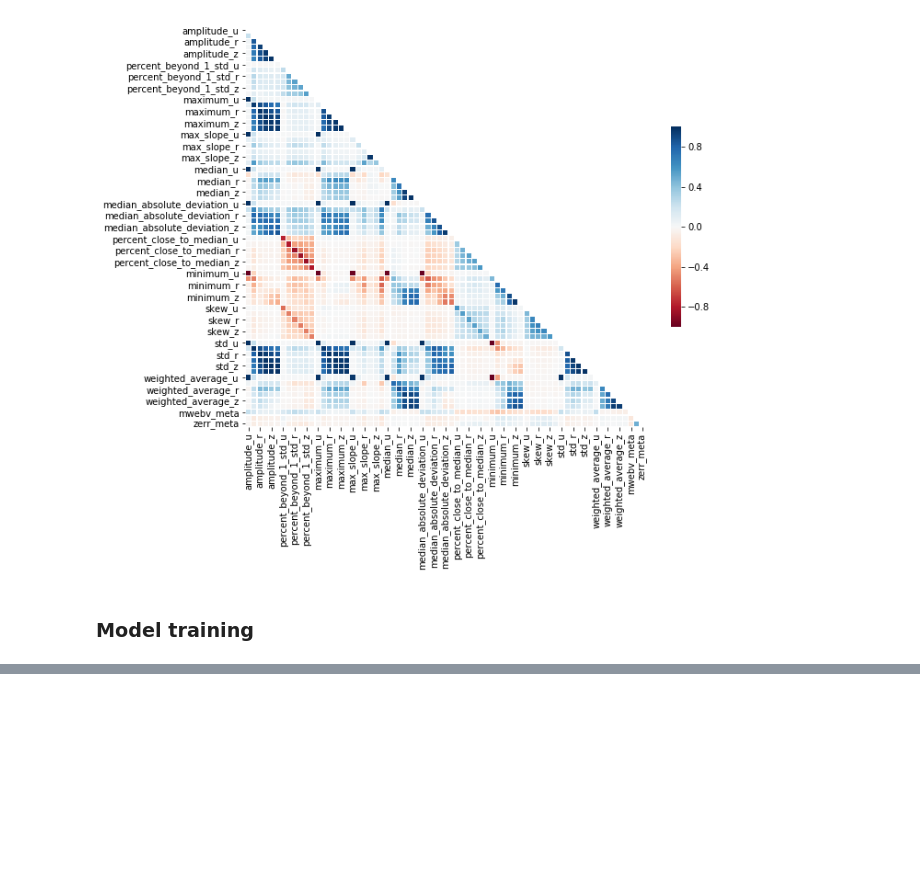
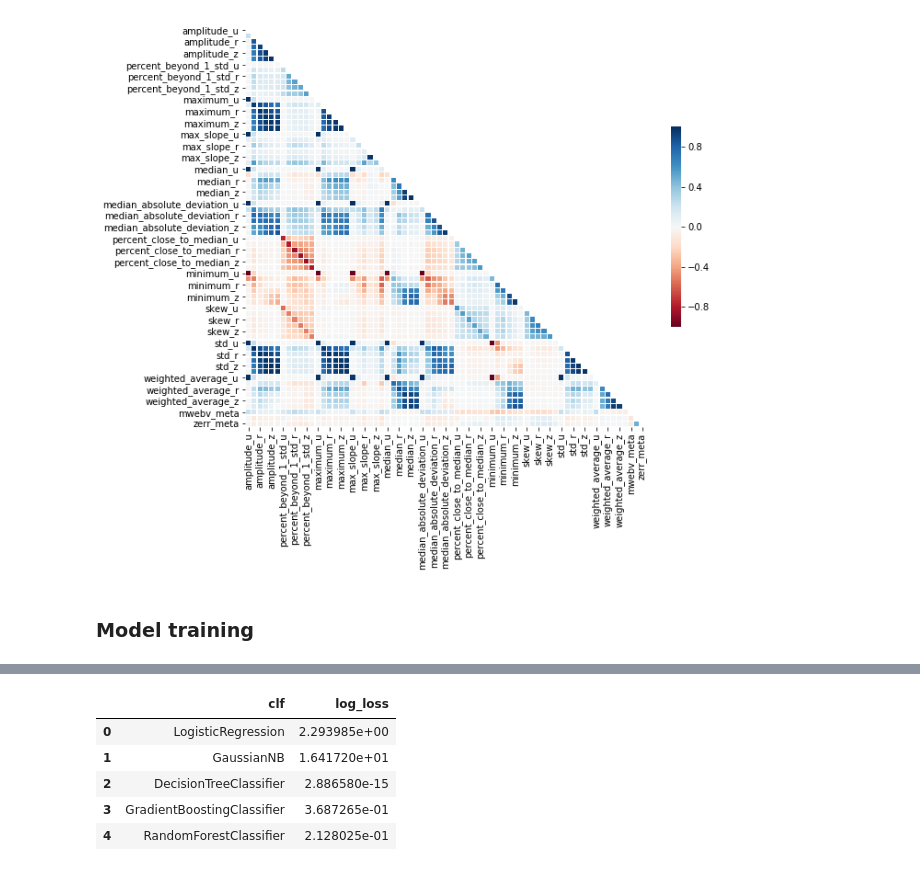
Before and after one commit to dkomlen/kaggle, a Jupyter notebook: plasticc-2018/plasticc-2018.ipynb, the cells around one changed output, grey strips where cells are left out. Drawn from its saved outputs; the diff is of its cells as text; code cells hidden in the pictures; blank space fills up the shorter version.

Commit message:
[plasticc] Added test section

```diff
--- a/plasticc-2018/plasticc-2018.ipynb
+++ b/plasticc-2018/plasticc-2018.ipynb
@@ -116,7 +117,7 @@ def build_timeseries(metadata, observations):
 
     for _, row in tqdm(metadata.iterrows(), desc='Building timeseries', total=len(metadata)):
         obj_id = row['object_id']
-        obj_target = row['target']
+        obj_target = row.get('target', None)
 
         obj_meta = {'z':row['hostgal_photoz'],\
                 'zerr':row['hostgal_photoz_err'],\
@@ -210,3 +193,69 @@ corr_plot = sb.heatmap(corr, mask=mask, cmap='RdBu', center=0,
 [figure]
 # %% [markdown]
 ### Model training
+# %%
+from sklearn.model_selection import train_test_split
+
+train_X, test_X, train_y, test_y = train_test_split(\
+    train_features, metadata['target'], test_size=0.33, random_state=42)
+# %%
+from sklearn.linear_model import LogisticRegression
+from sklearn.naive_bayes import GaussianNB
+from sklearn.metrics import log_loss, classification_report, confusion_matrix
+from sklearn import tree
+from sklearn.ensemble import GradientBoostingClassifier
+from sklearn.ensemble import RandomForestClassifier
+
+train_X = train_features
+train_y = train_metadata['target']
+
+def plasticc_log_loss(y_true, y_pred, relative_class_weights=None):
+        """
+        Implementation of weighted log loss used for the Kaggle challenge
+        """
+        predictions = y_pred.copy()
+
+        # sanitize predictions
+        epsilon = sys.float_info.epsilon # this is machine dependent but essentially prevents log(0)
+        predictions = np.clip(predictions, epsilon, 1.0 - epsilon)
+        predictions = predictions / np.sum(predictions, axis=1)[:, np.newaxis]
+
+        predictions = np.log(predictions)
+        # multiplying the arrays is equivalent to a truth mask as y_true only contains zeros and ones
+        class_logloss = []
+        for i in range(predictions.shape[1]):
+            # average column wise log loss with truth mask applied
+            result = np.average(predictions[:, i][y_true[:, i] == 1])
+            class_logloss.append(result)
+        return -1 * np.average(class_logloss, weights=relative_class_weights)
+
+def evaluate_model(clf):
+    predicted_proba_y = clf.predict_proba(test_X)
+    predicted_y = clf.predict(test_X)
+    clf_name = str(clf).split('(')[0]
+    print(clf_name + ' confusion matrix:')
+    print(pd.DataFrame(confusion_matrix(test_y, predicted_y)))
+
+    true_proba_y = np.zeros((len(test_y), 14))
+    label_map = dict(zip(clf.classes_, np.arange(14)))
+
+    for i, x in enumerate(test_y):
+        true_proba_y[i][label_map[x]] = 1
+
+    return [{'clf': clf_name,
+            'log_loss': plasticc_log_loss(true_proba_y, predicted_proba_y, relative_class_weights=np.ones(14))}]
+
+results = []
+classifiers = [LogisticRegression(),
+                GaussianNB(),
+                tree.DecisionTreeClassifier(),
+                GradientBoostingClassifier(),
+                RandomForestClassifier(n_jobs=-1)]
+with tqdm(total=len(classifiers), desc="Training classifiers") as pbar:
+    for clf in classifiers:
+        clf.fit(train_X, train_y)
+        results += evaluate_model(clf)
+        pbar.update()
+
+pd.DataFrame(results)
+# %% [output]
@@ -212,0 +280,6 @@ corr_plot = sb.heatmap(corr, mask=mask, cmap='RdBu', center=0,
+|  | clf | log_loss |
+| 0 | LogisticRegression | 2.293985e+00 |
+| 1 | GaussianNB | 1.641720e+01 |
+| 2 | DecisionTreeClassifier | 2.886580e-15 |
+| 3 | GradientBoostingClassifier | 3.687265e-01 |
+| 4 | RandomForestClassifier | 2.128025e-01 |
```
Also changed, not shown: parts of 5 cells of this notebook.
